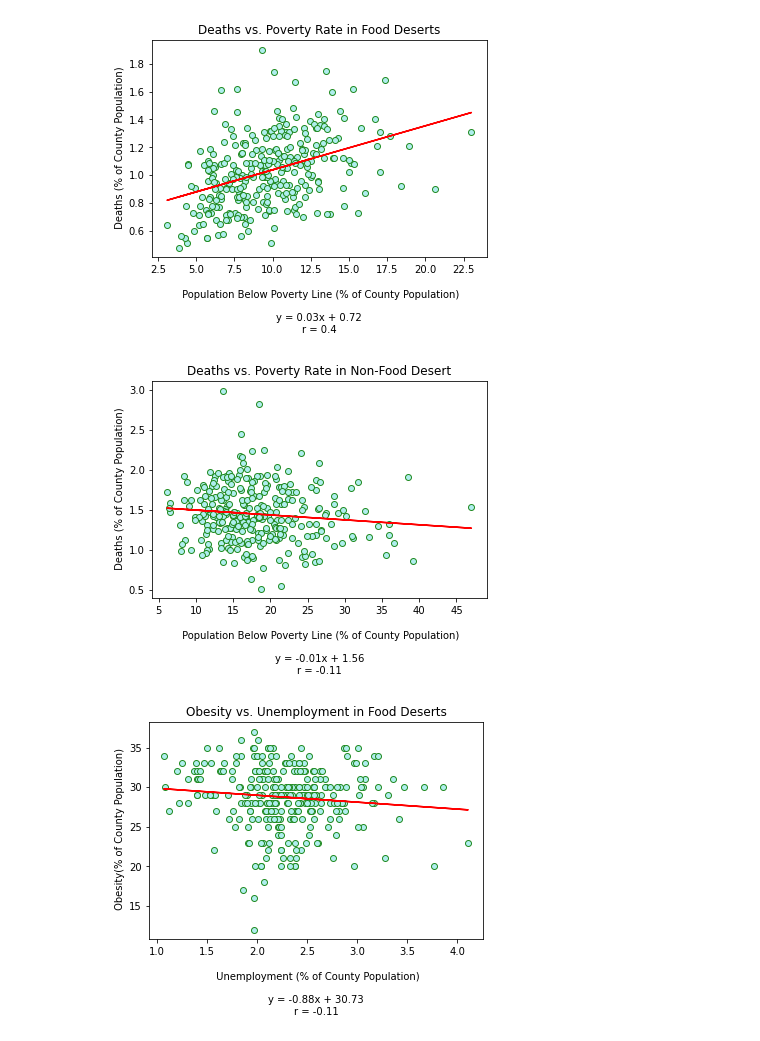
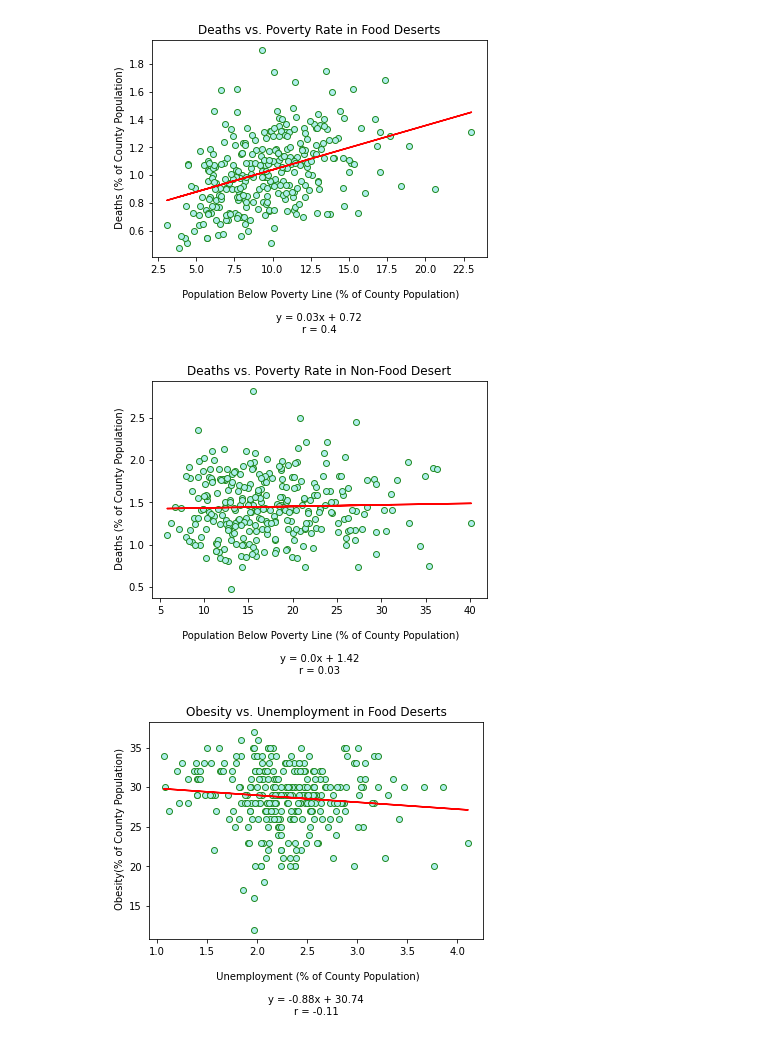
Before and after one commit to Ssimoes48/Food-Deserts-Analysis, a Jupyter notebook: Resources/OLD NBs/kasey_nb2.ipynb, the cells around one changed output. Drawn from its saved outputs; the diff is of its cells as text; code cells hidden in the pictures.

```diff
--- a/Resources/OLD NBs/kasey_nb2.ipynb
+++ b/Resources/OLD NBs/kasey_nb2.ipynb
@@ -96,7 +96,7 @@ print(len90)
 2783
 # %%
 # First, get df where at least the FEI column is complete:
-FEI_df = data_df.loc[data_df['Food Environment Index'] > 0, :]
+FEI_df = data_df.loc[data_df['Food Environment Index'] >= 0, :]
 
 FEI_len = len(FEI_df['Food Environment Index'])
 print(f" There are {FEI_len} rows in the dataset. Find bottom 10% and top 90%.")
@@ -319,41 +319,41 @@ fig3B = plt.gcf()
 plt.show()
 fig3B.savefig("Scatter_Plots/Fig 03A - Deaths_Poverty - Non-FD", dpi=100)
 # %% [output]
-[figure, old version]
+[figure, new version]
 # %%
 ## plot obesety rate% vs unemployment in food desert
 
 ## get df with only values that correspond for both series
 plot1_df = FEI_10_df[(pd.notnull(FEI_10_df['% Unemployed'])) & (pd.notnull(FEI_10_df['% Obese']))]
 
 
 ## plot subset of the data - 300 is about 10 to 20 percent
-x_axis = plot1_df['% Unemployed]
+x_axis = plot1_df['% Unemployed']
 y_axis = plot1_df['% Obese']
 
 
 ## parameters for linear regression
 (slope, intercept, rvalue, pvalue, stderr) = linregress(x_axis, y_axis)
 regress_values = x_axis * slope + intercept
 line_eq = "y = " + str(round(slope,2)) + "x + " + str(round(intercept,2))
 
 plt.plot(x_axis, regress_values, "r-")
 
 ## Calculate the correlation coefficient and linear regression model
 pearsonr = st.pearsonr(x_axis, y_axis)
 r_display = str(round(pearsonr[0],2))
 
 ## scatter plot
 plot2 = plt.scatter(x_axis, y_axis, marker="o", facecolors="paleturquoise", edgecolors="forestgreen")
 plt.title(f"Obesity vs. Unemployment in Food Deserts")
 plt.xlabel("\n Unemployment (% of County Population)" + "\n" + "\n" + line_eq + "\n" + "r = " + r_display)
 plt.ylabel("\n Obesity(% of County Population)")
 
 fig4A = plt.gcf()
 plt.show()
 fig4A.savefig("Scatter_Plots/Fig 04A - Obesity_Unemp - FD", dpi=100)
 # %% [output]
-[figure, old version]
+[figure, new version]
 # %%
 ## plot obesety rate% vs unemployment in non-food desert
 
```
Also changed, not shown: parts of 5 cells of this notebook, 13 other files.
